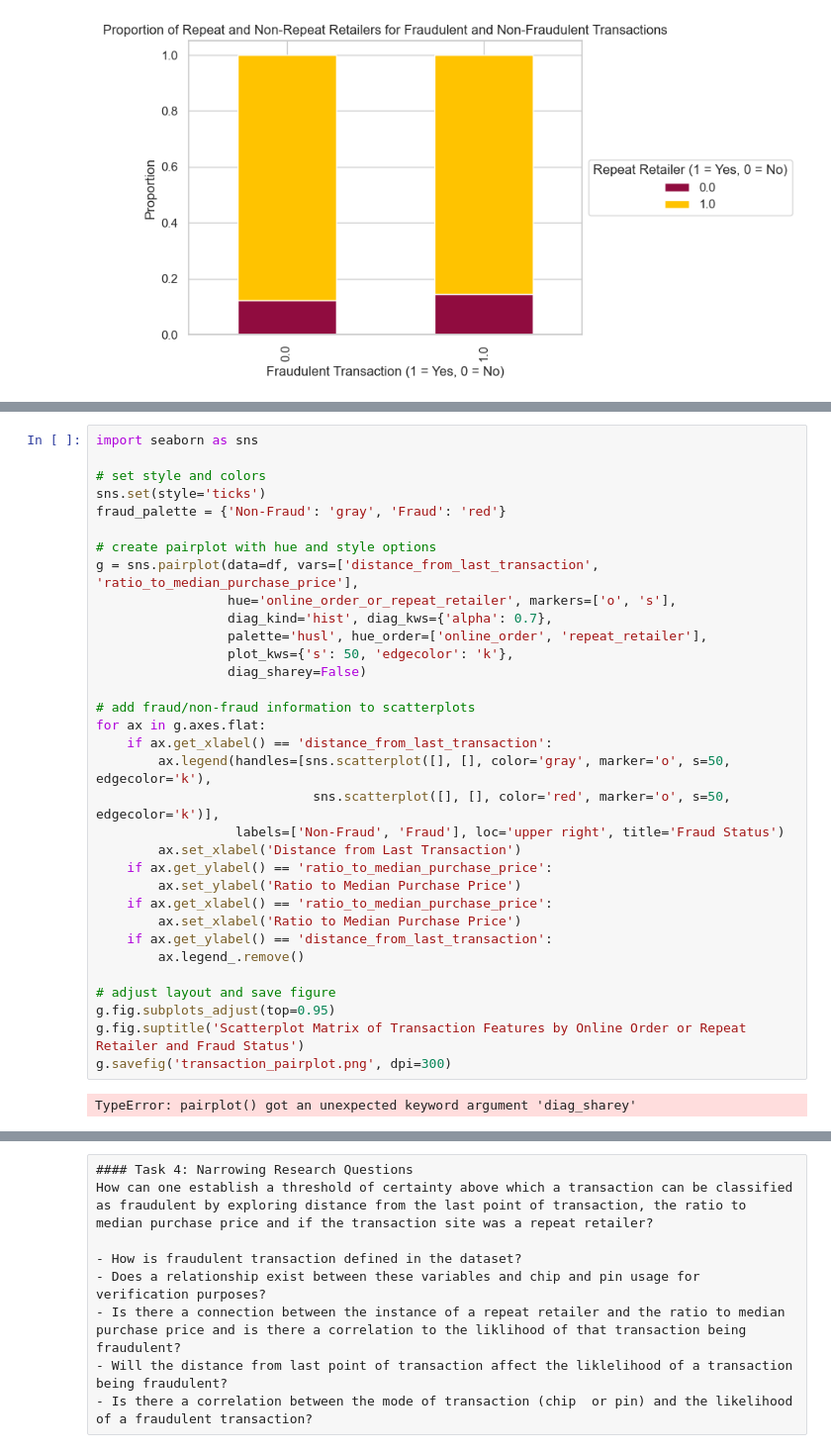
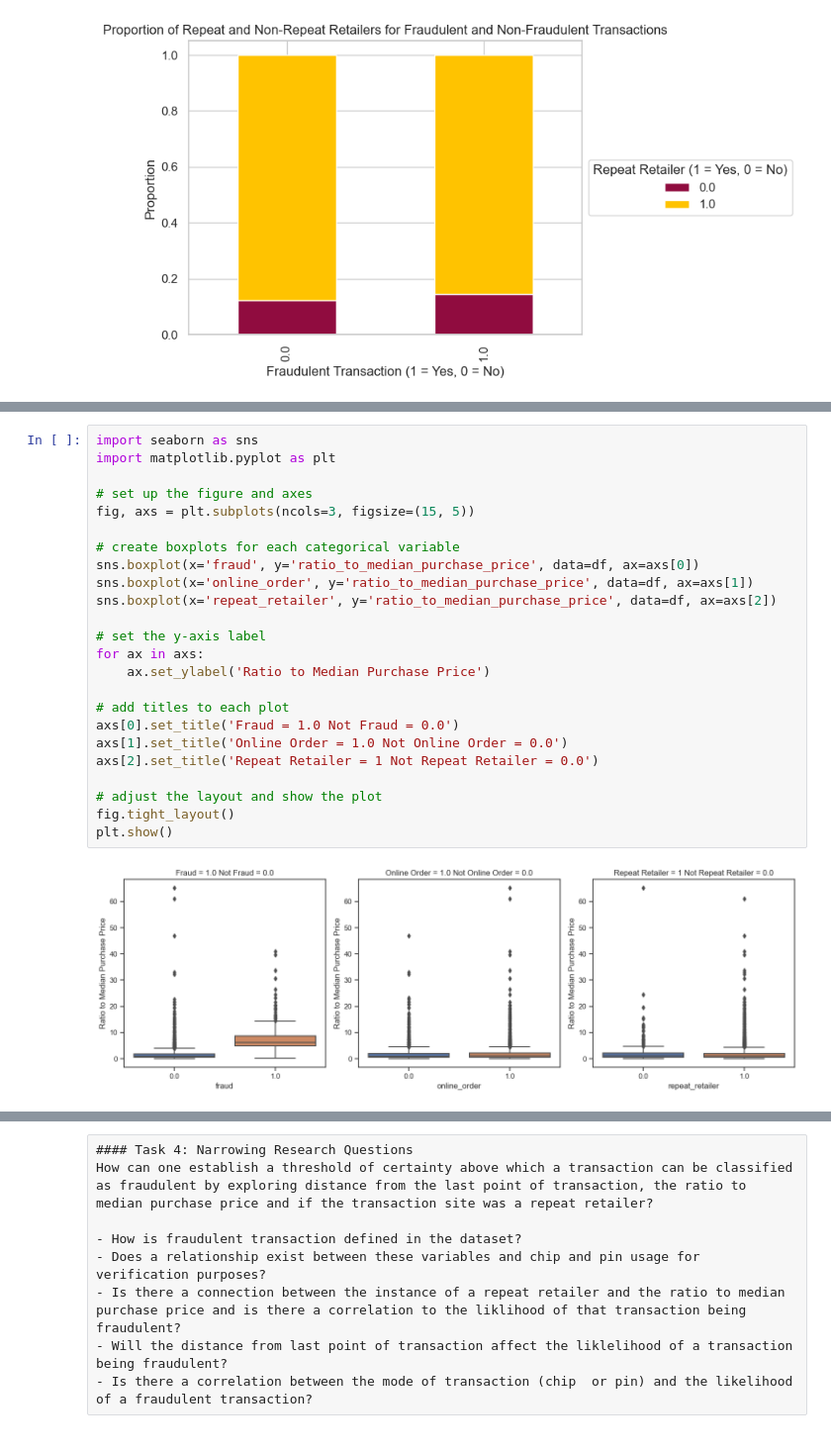
Before and after one commit to KarimKhalil33/CreditCard-Fraud-Data-Analysis, a Jupyter notebook: analysis/analysis1.ipynb, the cells around one changed output, grey strips where cells are left out. Shown at 99% size. Drawn from its saved outputs; the diff is of its cells as text.

```diff
--- a/analysis/analysis1.ipynb
+++ b/analysis/analysis1.ipynb
@@ -336,35 +304,26 @@ sns.heatmap(corr, cmap='inferno', annot=True, square=True, ax=ax)
 # %%
 import seaborn as sns
+import matplotlib.pyplot as plt
 
-# set style and colors
-sns.set(style='ticks')
-fraud_palette = {'Non-Fraud': 'gray', 'Fraud': 'red'}
+# set up the figure and axes
+fig, axs = plt.subplots(ncols=3, figsize=(15, 5))
 
-# create pairplot with hue and style options
-g = sns.pairplot(data=df, vars=['distance_from_last_transaction', 'ratio_to_median_purchase_price'],
-                 hue='online_order_or_repeat_retailer', markers=['o', 's'],
-                 diag_kind='hist', diag_kws={'alpha': 0.7},
-                 palette='husl', hue_order=['online_order', 'repeat_retailer'],
-                 plot_kws={'s': 50, 'edgecolor': 'k'},
-                 diag_sharey=False)
+# create boxplots for each categorical variable
+sns.boxplot(x='fraud', y='ratio_to_median_purchase_price', data=df, ax=axs[0])
+sns.boxplot(x='online_order', y='ratio_to_median_purchase_price', data=df, ax=axs[1])
+sns.boxplot(x='repeat_retailer', y='ratio_to_median_purchase_price', data=df, ax=axs[2])
 
-# add fraud/non-fraud information to scatterplots
-for ax in g.axes.flat:
-    if ax.get_xlabel() == 'distance_from_last_transaction':
-        ax.legend(handles=[sns.scatterplot([], [], color='gray', marker='o', s=50, edgecolor='k'),
-                            sns.scatterplot([], [], color='red', marker='o', s=50, edgecolor='k')],
-                  labels=['Non-Fraud', 'Fraud'], loc='upper right', title='Fraud Status')
-        ax.set_xlabel('Distance from Last Transaction')
-    if ax.get_ylabel() == 'ratio_to_median_purchase_price':
-        ax.set_ylabel('Ratio to Median Purchase Price')
-    if ax.get_xlabel() == 'ratio_to_median_purchase_price':
-        ax.set_xlabel('Ratio to Median Purchase Price')
-    if ax.get_ylabel() == 'distance_from_last_transaction':
-        ax.legend_.remove()
+# set the y-axis label
+for ax in axs:
+    ax.set_ylabel('Ratio to Median Purchase Price')
 
-# adjust layout and save figure
-g.fig.subplots_adjust(top=0.95)
-g.fig.suptitle('Scatterplot Matrix of Transaction Features by Online Order or Repeat Retailer and Fraud Status')
-g.savefig('transaction_pairplot.png', dpi=300)
+# add titles to each plot
+axs[0].set_title('Fraud = 1.0 Not Fraud = 0.0')
+axs[1].set_title('Online Order = 1.0 Not Online Order = 0.0')
+axs[2].set_title('Repeat Retailer = 1 Not Repeat Retailer = 0.0')
+
+# adjust the layout and show the plot
+fig.tight_layout()
+plt.show()
 # %% [output]
-TypeError: pairplot() got an unexpected keyword argument 'diag_sharey'
+[figure, added]
```
Also changed, not shown: parts of 16 cells of this notebook.
